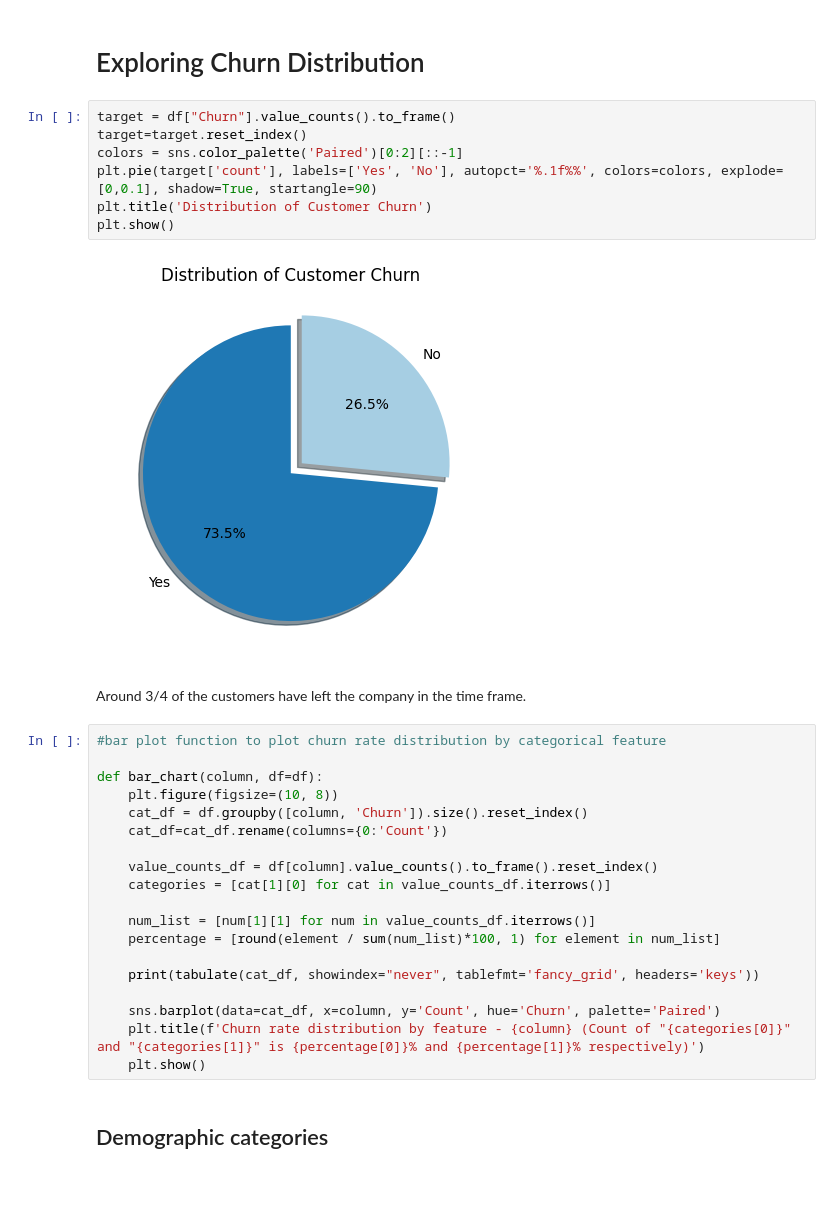
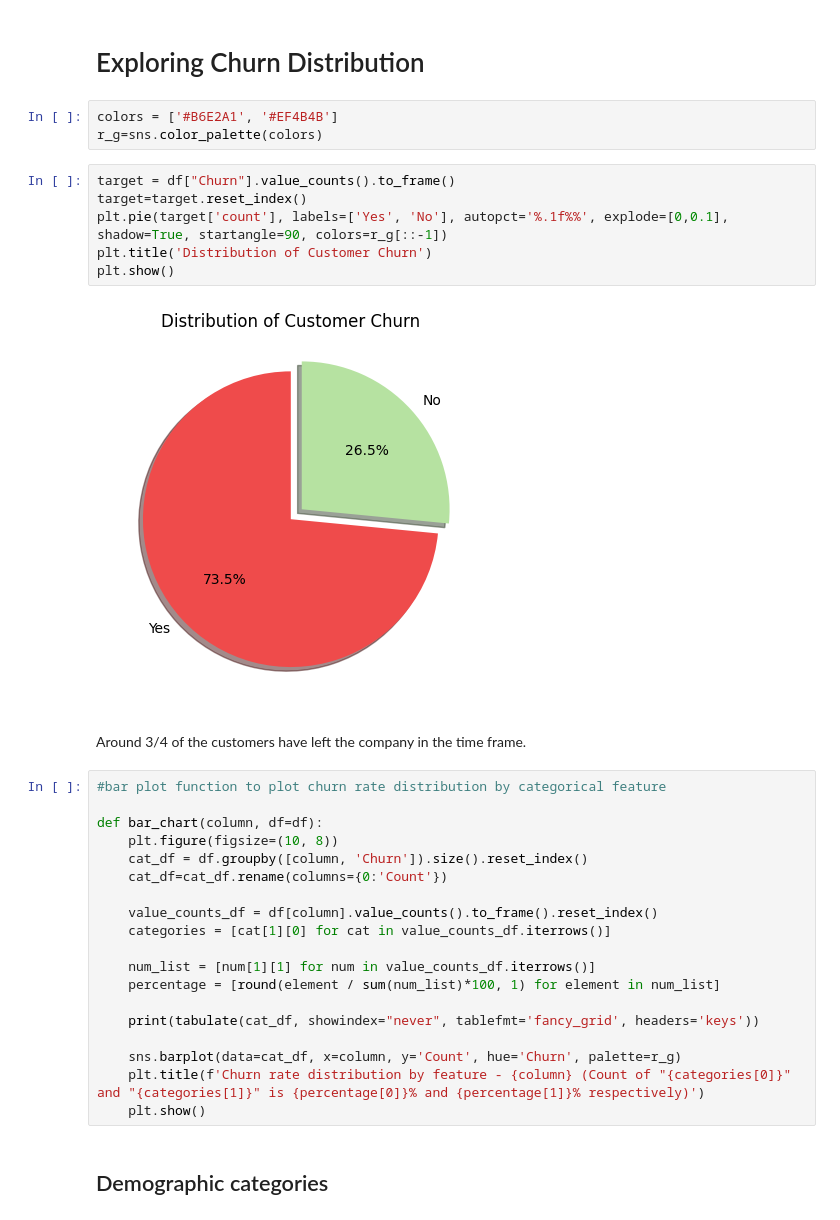
Before and after one commit to Siddharth114/CustomerChurn, a Jupyter notebook: exploring.ipynb, the cells around one changed output. Saved outputs shown, nothing was run; the diff lists cells and outputs as text; blank space fills up the shorter version.

```diff
--- a/exploring.ipynb
+++ b/exploring.ipynb
@@ -29,15 +29,17 @@ Index(['customerID', 'gender', 'SeniorCitizen', 'Partner', 'Dependents',
       dtype='object')
 # %% [markdown]
 # Exploring Churn Distribution
+# %%
+colors = ['#B6E2A1', '#EF4B4B']
+r_g=sns.color_palette(colors)
 # %%
 target = df["Churn"].value_counts().to_frame()
 target=target.reset_index()
-colors = sns.color_palette('Paired')[0:2][::-1]
-plt.pie(target['count'], labels=['Yes', 'No'], autopct='%.1f%%', colors=colors, explode=[0,0.1], shadow=True, startangle=90)
+plt.pie(target['count'], labels=['Yes', 'No'], autopct='%.1f%%', explode=[0,0.1], shadow=True, startangle=90, colors=r_g[::-1])
 plt.title('Distribution of Customer Churn')
 plt.show()
 # %% [output]
-[figure, old version]
+[figure, new version]
 # %% [markdown]
 Around 3/4 of the customers have left the company in the time frame.
 # %%
@@ -56,7 +58,7 @@ def bar_chart(column, df=df):
 
     print(tabulate(cat_df, showindex="never", tablefmt='fancy_grid', headers='keys'))
 
-    sns.barplot(data=cat_df, x=column, y='Count', hue='Churn', palette='Paired')
+    sns.barplot(data=cat_df, x=column, y='Count', hue='Churn', palette=r_g)
     plt.title(f'Churn rate distribution by feature - {column} (Count of "{categories[0]}" and "{categories[1]}" is {percentage[0]}% and {percentage[1]}% respectively)')
     plt.show()
 # %% [markdown]
```
Also changed, not shown: parts of 24 cells of this notebook.
